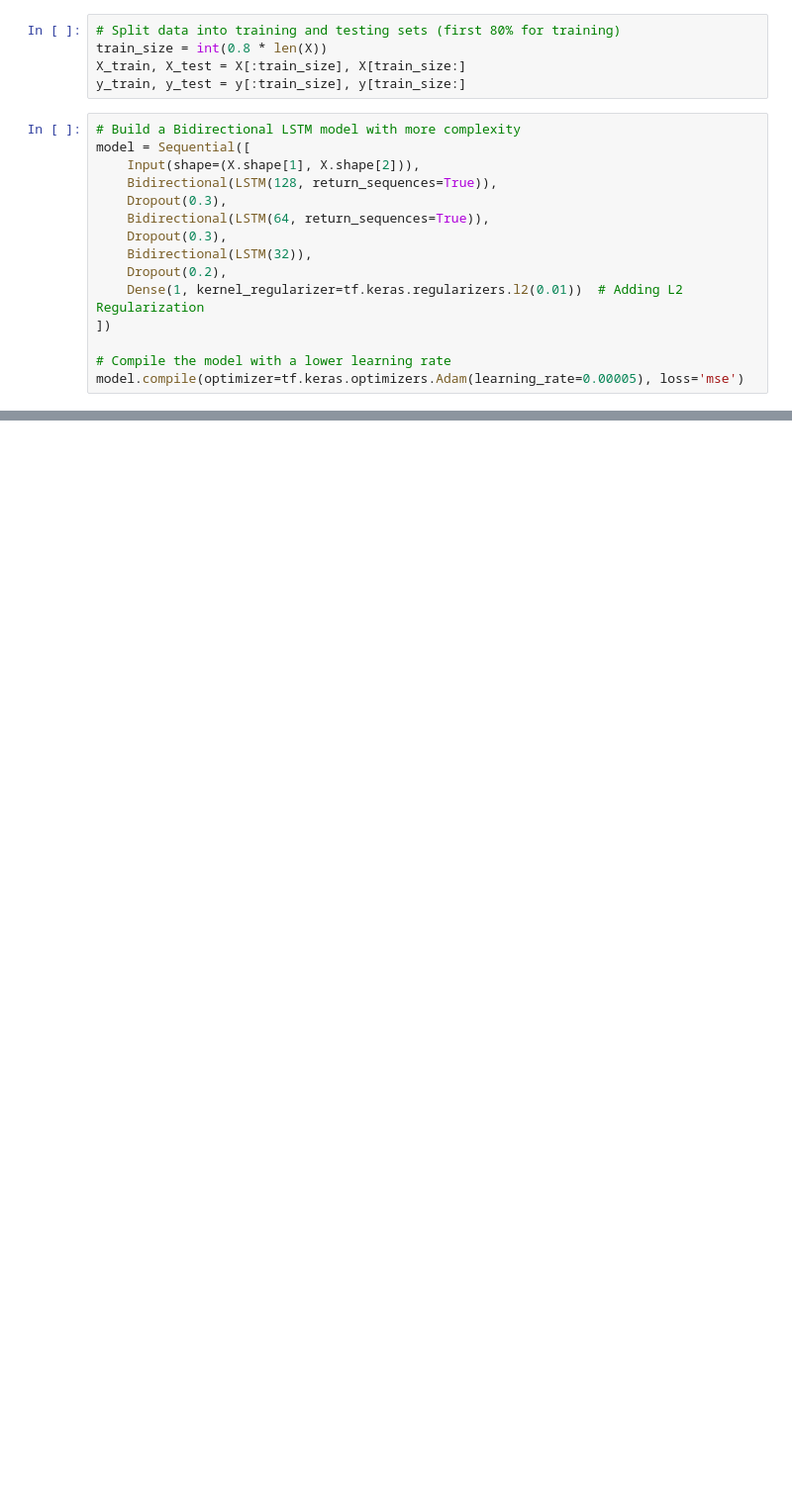
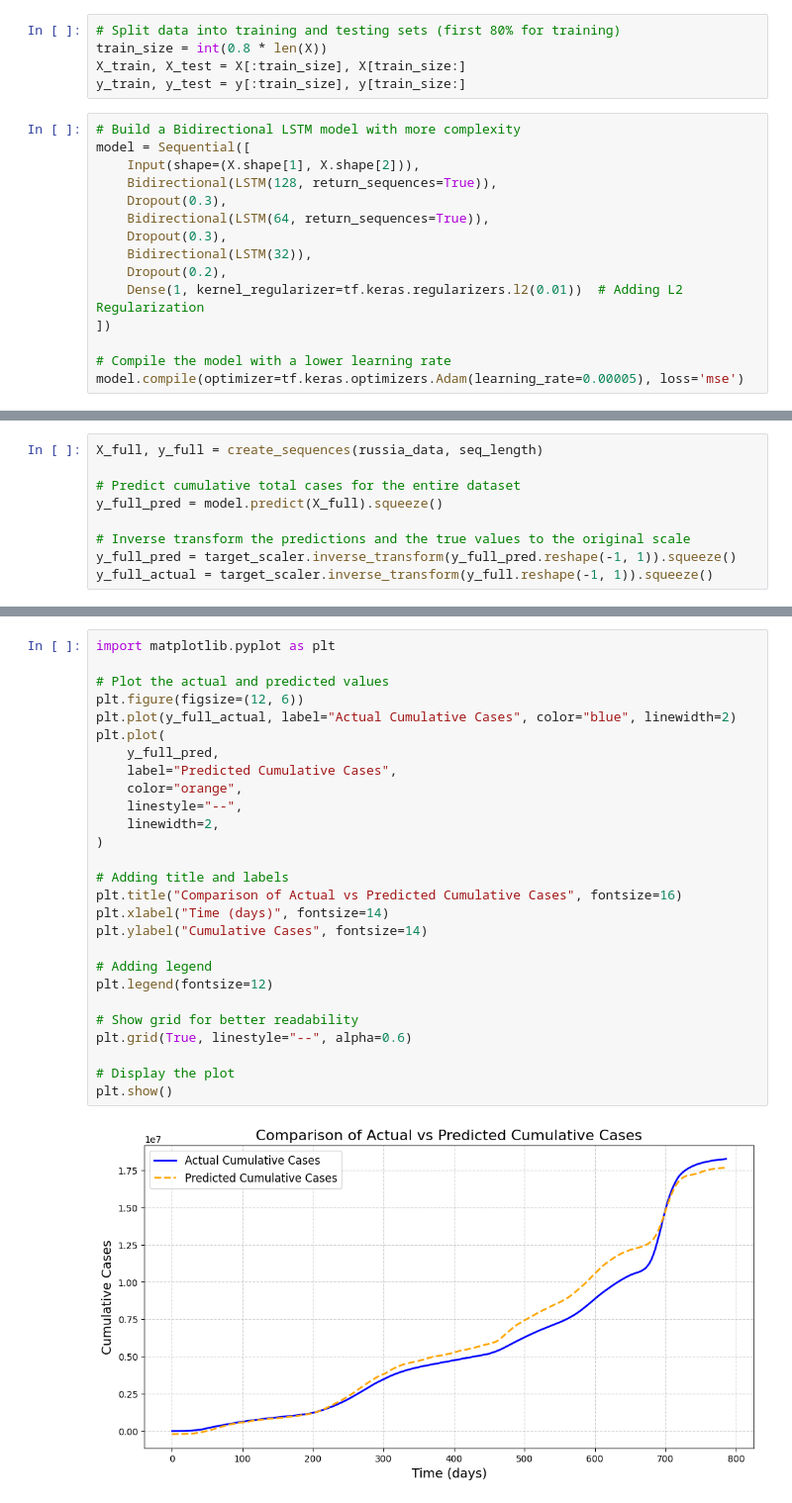
Before and after one commit to tarunganesh2004/Predictive-Modeling-For-epidemic-outbreaks, a Jupyter notebook: App/notebook7bfd432fc8.ipynb, the cells around one changed output, grey strips where cells are left out. Shown: that part at 99% size. Cells and saved outputs as stored; diff of their text form; blank space fills up the shorter version.

```diff
--- a/App/notebook7bfd432fc8.ipynb
+++ b/App/notebook7bfd432fc8.ipynb
@@ -198,0 +199,9 @@ plt.show()
+# %%
+X_full, y_full = create_sequences(russia_data, seq_length)
+
+# Predict cumulative total cases for the entire dataset
+y_full_pred = model.predict(X_full).squeeze()
+
+# Inverse transform the predictions and the true values to the original scale
+y_full_pred = target_scaler.inverse_transform(y_full_pred.reshape(-1, 1)).squeeze()
+y_full_actual = target_scaler.inverse_transform(y_full.reshape(-1, 1)).squeeze()
@@ -199 +210,30 @@ plt.show()
+# %%
+import matplotlib.pyplot as plt
+
+# Plot the actual and predicted values
+plt.figure(figsize=(12, 6))
+plt.plot(y_full_actual, label="Actual Cumulative Cases", color="blue", linewidth=2)
+plt.plot(
+    y_full_pred,
+    label="Predicted Cumulative Cases",
+    color="orange",
+    linestyle="--",
+    linewidth=2,
+)
+
+# Adding title and labels
+plt.title("Comparison of Actual vs Predicted Cumulative Cases", fontsize=16)
+plt.xlabel("Time (days)", fontsize=14)
+plt.ylabel("Cumulative Cases", fontsize=14)
+
+# Adding legend
+plt.legend(fontsize=12)
+
+# Show grid for better readability
+plt.grid(True, linestyle="--", alpha=0.6)
+
+# Display the plot
+plt.show()
+# %% [output]
+[figure, added]
 # %%
```
Also changed, not shown: parts of 13 cells of this notebook, 5 other files.
